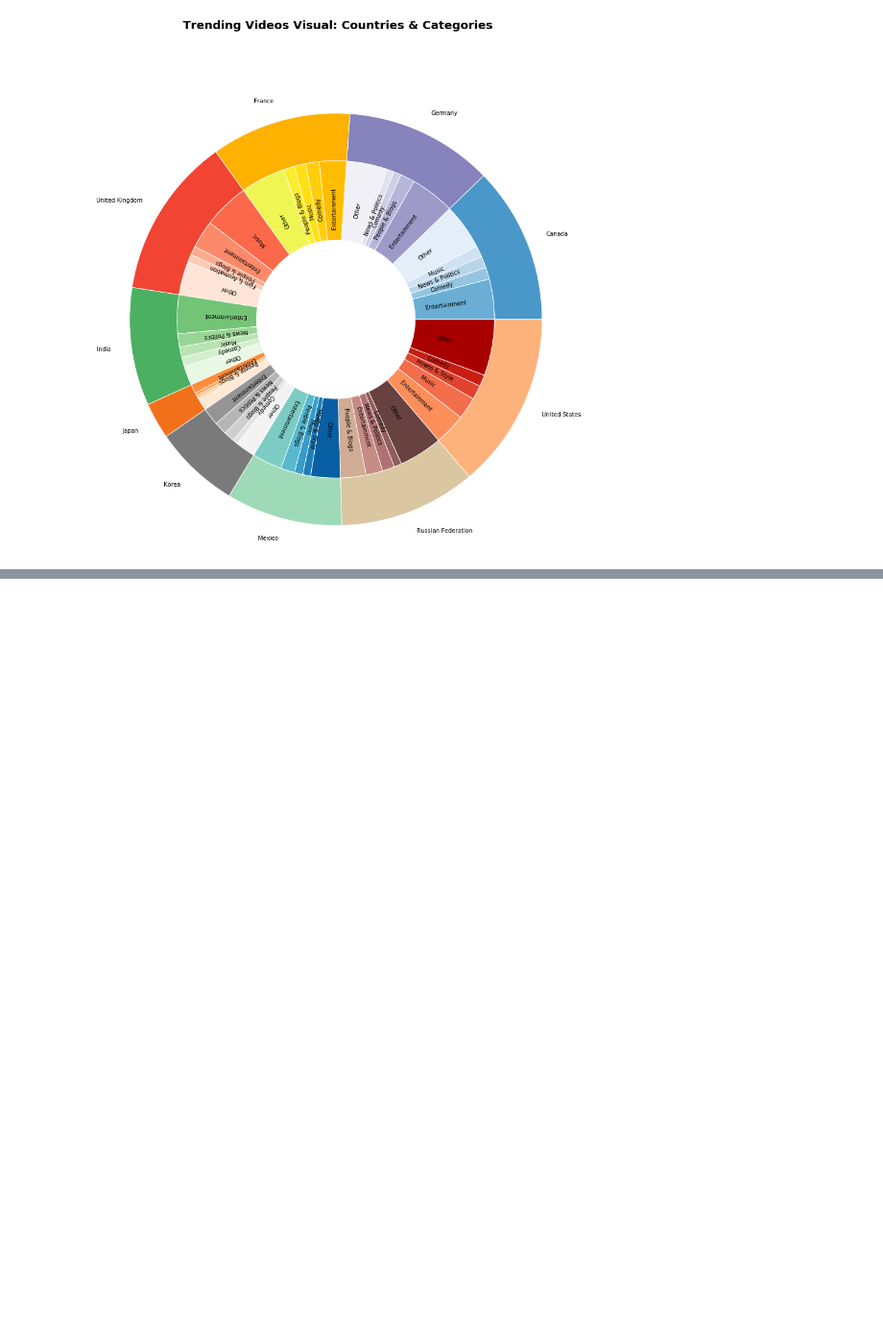
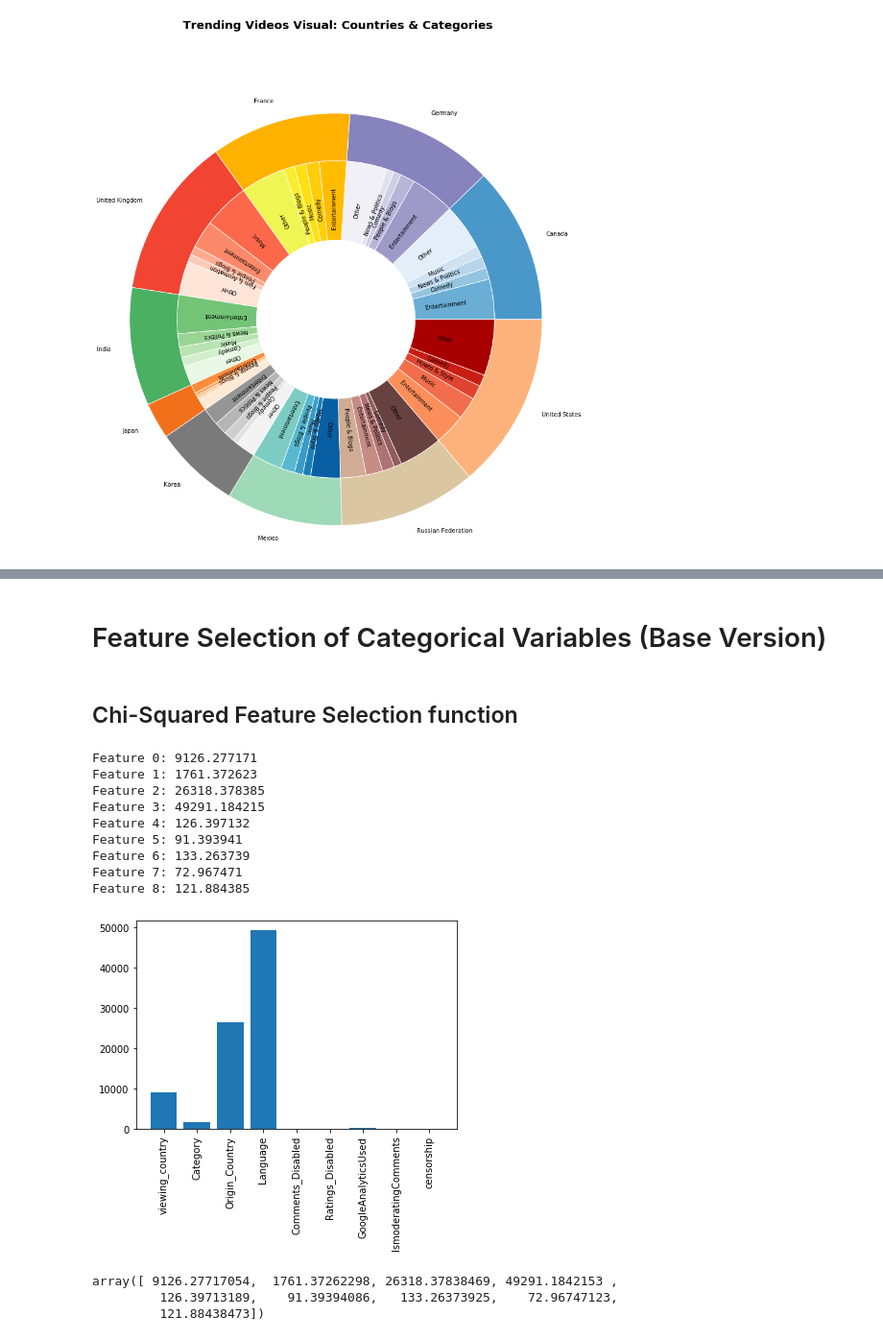
Before and after one commit to bnarath/YouTube_Trending, a Jupyter notebook: youtube-trending/Code/Language_Country_Category_Questions.ipynb, the cells around one changed output, grey strips where cells are left out. Shown at 96% size. Saved outputs shown, nothing was run; the diff lists cells and outputs as text; code cells hidden in the pictures; blank space fills up the shorter version.

```diff
--- a/youtube-trending/Code/Language_Country_Category_Questions.ipynb
+++ b/youtube-trending/Code/Language_Country_Category_Questions.ipynb
@@ -294,0 +428,4 @@ _=plt.show()
+# %% [markdown]
+# Feature Selection of Categorical Variables (Base Version)
+# %% [markdown]
+## Chi-Squared Feature Selection function
@@ -294,0 +468,48 @@ _=plt.show()
+# %%
+def Basic_Cleanup():
+    DF = pd.read_pickle('../Data/Popularity_DF.pkl')
+
+    #Language fill NaN and cleanup
+    DF['Language'].fillna('Unknown', inplace=True)
+    DF['Language'].replace({'English (United Kingdom)':'English', 'Spanish (Latin America)':'Spanish', 'Spanish (Spain)':'Spanish'}, inplace=True)
+
+    Country_Category_Popularity_DF = DF[['viewing_country', 'Category', 'Origin_Country', 'Language', 'Comments_Disabled', 'Ratings_Disabled', 'Blocked', 'Allowed', 'GoogleAnalyticsUsed', 'IsmoderatingComments', 'Total_Trend_Days']].copy()
+
+    #import missingno as msno
+    #_=msno.matrix(Country_Category_Popularity_DF)
+    #Origin_Country fill NaN and cleanup
+    Country_Category_Popularity_DF['Origin_Country'].fillna(value='Not_Disclosed', inplace=True)
+    return Country_Category_Popularity_DF
+
+
+def map_to_cat(x):
+    #np.quantile(Country_Category_Popularity_DF['Total_Trend_Days'], [0.95, 0.999])
+    #1 -> 'JustTrending'
+    #(1 to 5] -> 'Popular' #5 is 95th %
+    #(5 to 14] -> 'UlraPopular' #14 is 99.1%
+    #>14 -> 'Phenomenon'
+    return ('JustTrending' if x==1 else ('Popular' if x<=5 else ('UltraPopular' if x<=14 else "Phenomenon")))
+# %%
+#Retrieve Country_Category_Popularity_DF after basic cleanup
+Country_Category_Popularity_DF = Basic_Cleanup()
+#Derive a new variable censorship if any blocking
+Country_Category_Popularity_DF['censorship'] = Country_Category_Popularity_DF.apply(lambda x: (False if ((x['Blocked']!=x['Blocked']) and (x['Allowed']!=x['Allowed'])) else True),axis=1)
+Country_Category_Popularity_DF['Popularity_Category'] = Country_Category_Popularity_DF['Total_Trend_Days'].map(lambda x: map_to_cat(x))
+Country_Category_Popularity_DF.drop(['Blocked', 'Allowed', 'Total_Trend_Days'], inplace=True, axis=1)
+
+feature_selection(Country_Category_Popularity_DF, chi2)
+#_=msno.matrix(Country_Category_Popularity_DF)
+# %% [output]
+Feature 0: 9126.277171
+Feature 1: 1761.372623
+Feature 2: 26318.378385
+Feature 3: 49291.184215
+Feature 4: 126.397132
+Feature 5: 91.393941
+Feature 6: 133.263739
+Feature 7: 72.967471
+Feature 8: 121.884385
+[figure, added]
+array([ 9126.27717054,  1761.37262298, 26318.37838469, 49291.1842153 ,
+         126.39713189,    91.39394086,   133.26373925,    72.96747123,
+         121.88438473])
```
Also changed, not shown: parts of 39 cells of this notebook, 13 other files.
